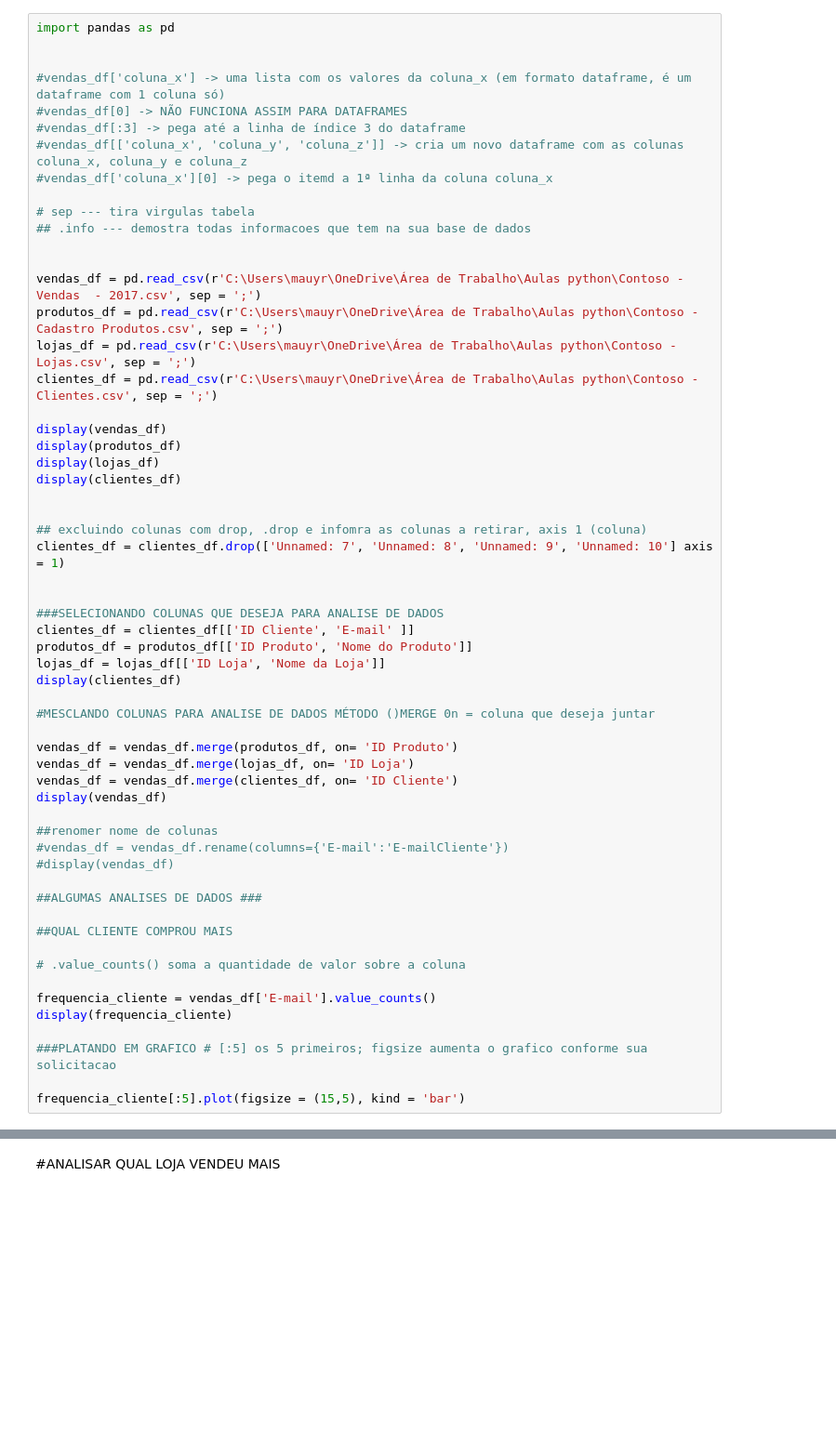
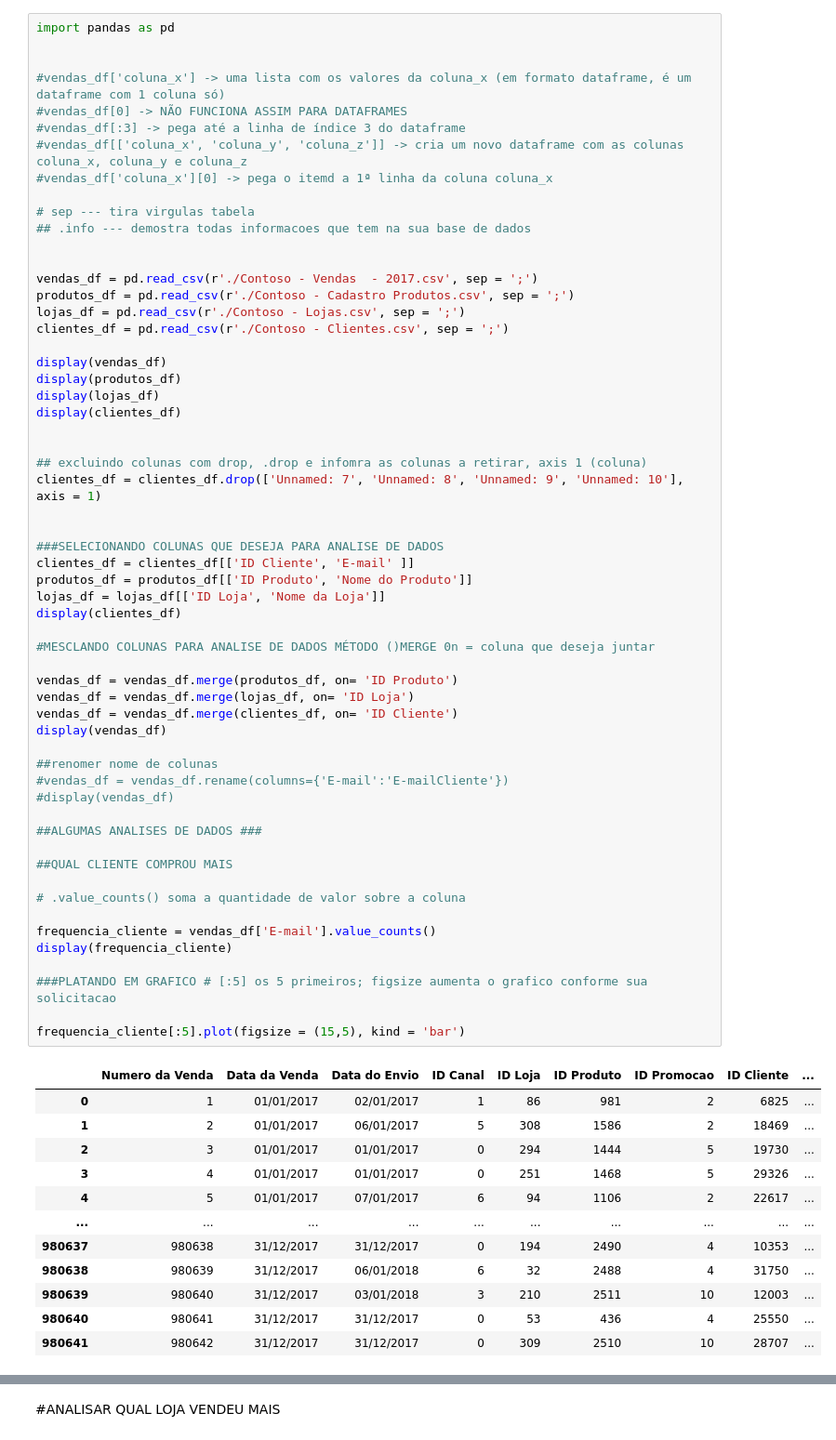
Before and after one commit to debyy-vg/python-hashtag, a Jupyter notebook: pandas/AULAS_PANDAS_1.ipynb, the cells around one changed output, grey strips where cells are left out. Shown: that part at 93% size. Drawn from its saved outputs; the diff is of its cells as text; blank space fills up the shorter version.

```diff
--- a/pandas/AULAS_PANDAS_1.ipynb
+++ b/pandas/AULAS_PANDAS_1.ipynb
@@ -12,10 +12,10 @@ import pandas as pd
 ## .info --- demostra todas informacoes que tem na sua base de dados
 
 
-vendas_df = pd.read_csv(r'C:\Users\mauyr\OneDrive\Área de Trabalho\Aulas python\Contoso - Vendas  - 2017.csv', sep = ';')
-produtos_df = pd.read_csv(r'C:\Users\mauyr\OneDrive\Área de Trabalho\Aulas python\Contoso - Cadastro Produtos.csv', sep = ';')
-lojas_df = pd.read_csv(r'C:\Users\mauyr\OneDrive\Área de Trabalho\Aulas python\Contoso - Lojas.csv', sep = ';')
-clientes_df = pd.read_csv(r'C:\Users\mauyr\OneDrive\Área de Trabalho\Aulas python\Contoso - Clientes.csv', sep = ';')
+vendas_df = pd.read_csv(r'./Contoso - Vendas  - 2017.csv', sep = ';')
+produtos_df = pd.read_csv(r'./Contoso - Cadastro Produtos.csv', sep = ';')
+lojas_df = pd.read_csv(r'./Contoso - Lojas.csv', sep = ';')
+clientes_df = pd.read_csv(r'./Contoso - Clientes.csv', sep = ';')
 
 display(vendas_df)
 display(produtos_df)
@@ -24,36 +24,48 @@ display(clientes_df)
 
 
 ## excluindo colunas com drop, .drop e infomra as colunas a retirar, axis 1 (coluna)
-clientes_df = clientes_df.drop(['Unnamed: 7', 'Unnamed: 8', 'Unnamed: 9', 'Unnamed: 10'] axis = 1)
+clientes_df = clientes_df.drop(['Unnamed: 7', 'Unnamed: 8', 'Unnamed: 9', 'Unnamed: 10'], axis = 1)
 
 
 ###SELECIONANDO COLUNAS QUE DESEJA PARA ANALISE DE DADOS
 clientes_df = clientes_df[['ID Cliente', 'E-mail' ]]
 produtos_df = produtos_df[['ID Produto', 'Nome do Produto']]
 lojas_df = lojas_df[['ID Loja', 'Nome da Loja']]
 display(clientes_df)
 
 #MESCLANDO COLUNAS PARA ANALISE DE DADOS MÉTODO ()MERGE 0n = coluna que deseja juntar
 
 vendas_df = vendas_df.merge(produtos_df, on= 'ID Produto')
 vendas_df = vendas_df.merge(lojas_df, on= 'ID Loja')
 vendas_df = vendas_df.merge(clientes_df, on= 'ID Cliente')
 display(vendas_df)
 
 ##renomer nome de colunas
 #vendas_df = vendas_df.rename(columns={'E-mail':'E-mailCliente'})
 #display(vendas_df)
 
 ##ALGUMAS ANALISES DE DADOS ###
 
 ##QUAL CLIENTE COMPROU MAIS
 
 # .value_counts() soma a quantidade de valor sobre a coluna
 
 frequencia_cliente = vendas_df['E-mail'].value_counts()
 display(frequencia_cliente)
 
 ###PLATANDO EM GRAFICO # [:5] os 5 primeiros; figsize aumenta o grafico conforme sua solicitacao
 
 frequencia_cliente[:5].plot(figsize = (15,5), kind = 'bar')
 # %% [output]
+|  | Numero da Venda | Data da Venda | Data do Envio | ID Canal | ID Loja | ID Produto | ID Promocao | ID Cliente | ... |
+| 0 | 1 | 01/01/2017 | 02/01/2017 | 1 | 86 | 981 | 2 | 6825 | ... |
+| 1 | 2 | 01/01/2017 | 06/01/2017 | 5 | 308 | 1586 | 2 | 18469 | ... |
+| 2 | 3 | 01/01/2017 | 01/01/2017 | 0 | 294 | 1444 | 5 | 19730 | ... |
+| 3 | 4 | 01/01/2017 | 01/01/2017 | 0 | 251 | 1468 | 5 | 29326 | ... |
+| 4 | 5 | 01/01/2017 | 07/01/2017 | 6 | 94 | 1106 | 2 | 22617 | ... |
+| ... | ... | ... | ... | ... | ... | ... | ... | ... | ... |
+| 980637 | 980638 | 31/12/2017 | 31/12/2017 | 0 | 194 | 2490 | 4 | 10353 | ... |
+| 980638 | 980639 | 31/12/2017 | 06/01/2018 | 6 | 32 | 2488 | 4 | 31750 | ... |
+| 980639 | 980640 | 31/12/2017 | 03/01/2018 | 3 | 210 | 2511 | 10 | 12003 | ... |
+| 980640 | 980641 | 31/12/2017 | 31/12/2017 | 0 | 53 | 436 | 4 | 25550 | ... |
+| 980641 | 980642 | 31/12/2017 | 31/12/2017 | 0 | 309 | 2510 | 10 | 28707 | ... |
```
Also changed, not shown: parts of 1 cell of this notebook, 6 other files.
